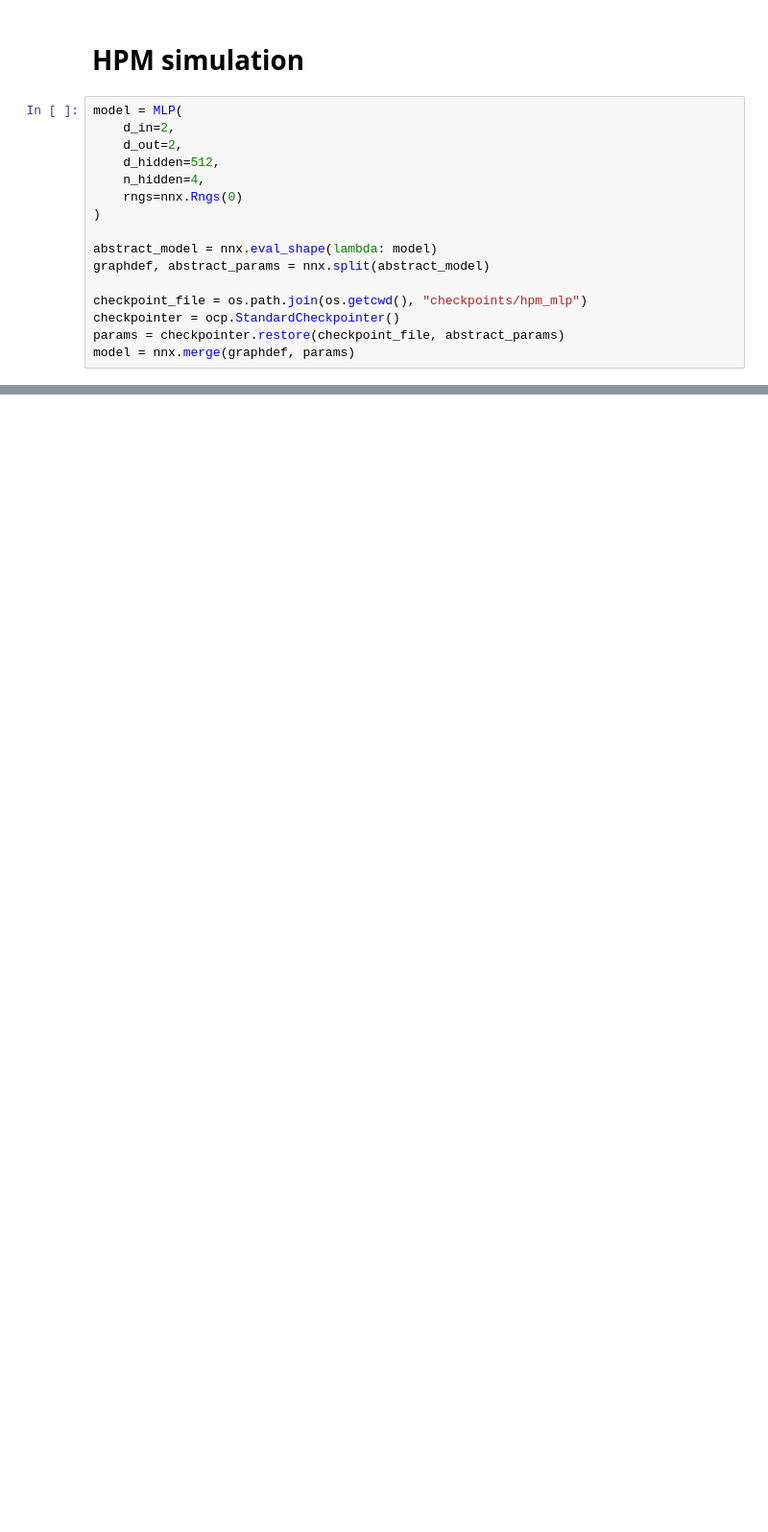
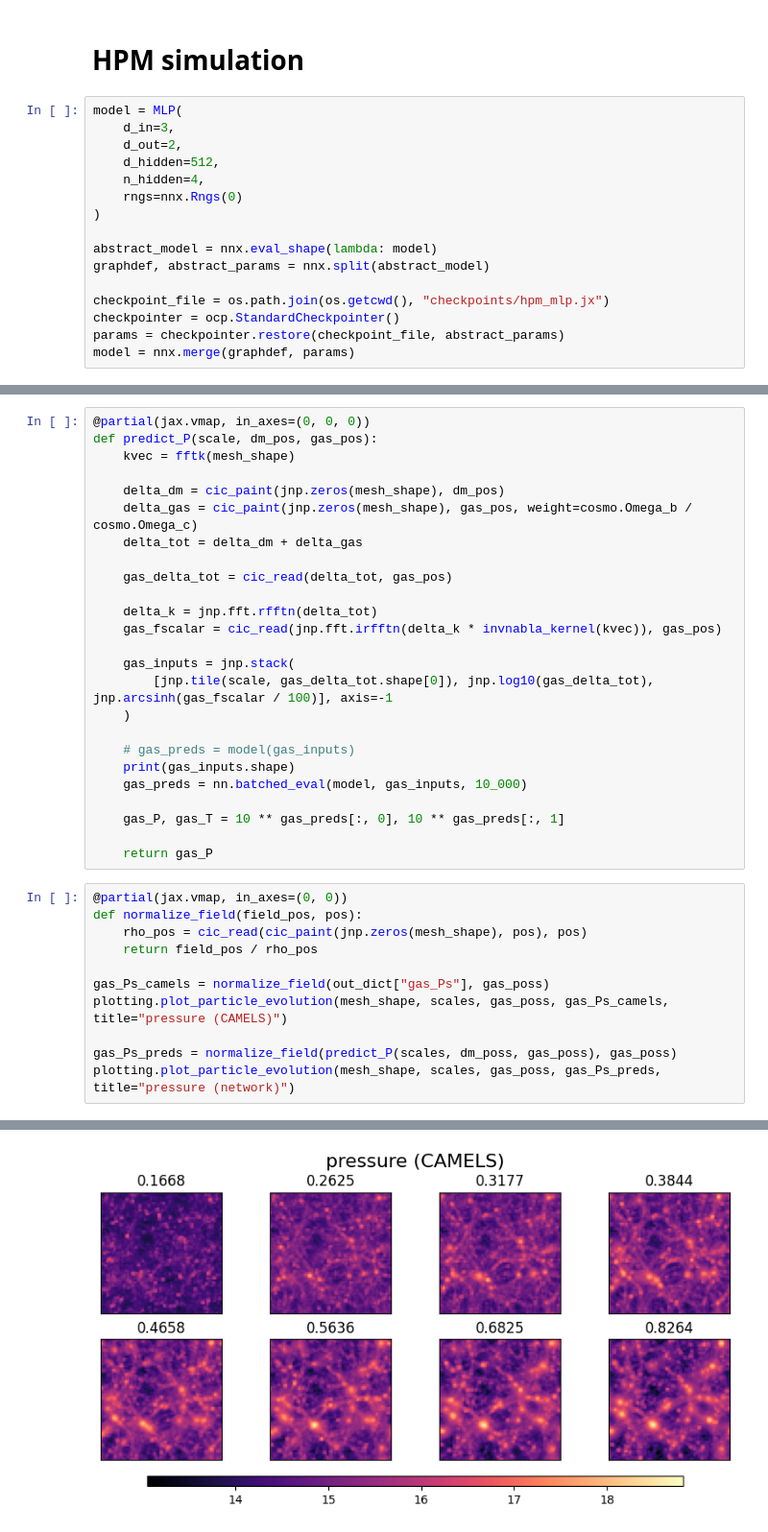
Before and after one commit to Arne-Thomsen/JaxPM, a Jupyter notebook: dev/hpm/HPM_simulation.ipynb, the cells around one changed output, grey strips where cells are left out. Shown at 96% size. Saved outputs shown, nothing was run; the diff lists cells and outputs as text; blank space fills up the shorter version.

```diff
--- a/dev/hpm/HPM_simulation.ipynb
+++ b/dev/hpm/HPM_simulation.ipynb
@@ -251,7 +169,7 @@ ts, poss, vels = run_simulation(
 # HPM simulation
 # %%
 model = MLP(
-    d_in=2,
+    d_in=3,
     d_out=2,
     d_hidden=512,
     n_hidden=4,
@@ -261,7 +179,7 @@ model = MLP(
 abstract_model = nnx.eval_shape(lambda: model)
 graphdef, abstract_params = nnx.split(abstract_model)
 
-checkpoint_file = os.path.join(os.getcwd(), "checkpoints/hpm_mlp")
+checkpoint_file = os.path.join(os.getcwd(), "checkpoints/hpm_mlp.jx")
 checkpointer = ocp.StandardCheckpointer()
 params = checkpointer.restore(checkpoint_file, abstract_params)
 model = nnx.merge(graphdef, params)
@@ -329,0 +188,37 @@ def nbody_ode(a, state, args):
+# %%
+@partial(jax.vmap, in_axes=(0, 0, 0))
+def predict_P(scale, dm_pos, gas_pos):
+    kvec = fftk(mesh_shape)
+
+    delta_dm = cic_paint(jnp.zeros(mesh_shape), dm_pos)
+    delta_gas = cic_paint(jnp.zeros(mesh_shape), gas_pos, weight=cosmo.Omega_b / cosmo.Omega_c)
+    delta_tot = delta_dm + delta_gas
+
+    gas_delta_tot = cic_read(delta_tot, gas_pos)
+
+    delta_k = jnp.fft.rfftn(delta_tot)
+    gas_fscalar = cic_read(jnp.fft.irfftn(delta_k * invnabla_kernel(kvec)), gas_pos)
+
+    gas_inputs = jnp.stack(
+        [jnp.tile(scale, gas_delta_tot.shape[0]), jnp.log10(gas_delta_tot), jnp.arcsinh(gas_fscalar / 100)], axis=-1
+    )
+
+    # gas_preds = model(gas_inputs)
+    print(gas_inputs.shape)
+    gas_preds = nn.batched_eval(model, gas_inputs, 10_000)
+
+    gas_P, gas_T = 10 ** gas_preds[:, 0], 10 ** gas_preds[:, 1]
+
+    return gas_P
+# %%
+@partial(jax.vmap, in_axes=(0, 0))
+def normalize_field(field_pos, pos):
+    rho_pos = cic_read(cic_paint(jnp.zeros(mesh_shape), pos), pos)
+    return field_pos / rho_pos
+
+gas_Ps_camels = normalize_field(out_dict["gas_Ps"], gas_poss)
+plotting.plot_particle_evolution(mesh_shape, scales, gas_poss, gas_Ps_camels, title="pressure (CAMELS)")
+
+gas_Ps_preds = normalize_field(predict_P(scales, dm_poss, gas_poss), gas_poss)
+plotting.plot_particle_evolution(mesh_shape, scales, gas_poss, gas_Ps_preds, title="pressure (network)")
+# %% [output]
@@ -329,0 +226 @@ def nbody_ode(a, state, args):
+[figure, added]
```
Also changed, not shown: parts of 43 cells of this notebook, 4 other files.
